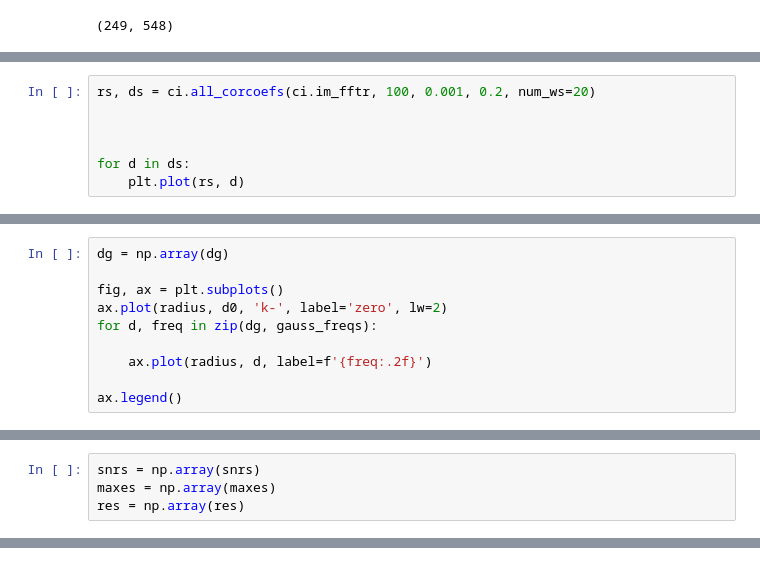
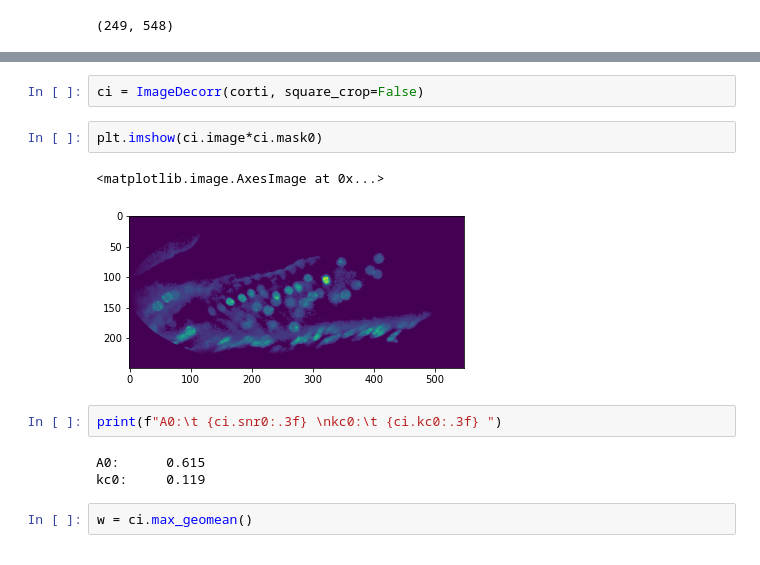
Before and after one commit to centuri-engineering/auto_metro, a Jupyter notebook: notebooks/PythonImDecorr.ipynb, the cells around one changed output, grey strips where cells are left out. Saved outputs shown, nothing was run; the diff lists cells and outputs as text.

Commit message:
results are coherent with the original imagej plugin

```diff
--- a/notebooks/PythonImDecorr.ipynb
+++ b/notebooks/PythonImDecorr.ipynb
@@ -301,7 +103,0 @@ res
-# %%
-rs, ds = ci.all_corcoefs(ci.im_fftr, 100, 0.001, 0.2, num_ws=20)
-
-
-
-for d in ds:
-    plt.plot(rs, d)
@@ -504,10 +103,0 @@ plt.imshow(ci.image)
-# %%
-dg = np.array(dg)
-
-fig, ax = plt.subplots()
-ax.plot(radius, d0, 'k-', label='zero', lw=2)
-for d, freq in zip(dg, gauss_freqs):
-
-    ax.plot(radius, d, label=f'{freq:.2f}')
-
-ax.legend()
@@ -517,4 +103,0 @@ ax.legend()
-# %%
-snrs = np.array(snrs)
-maxes = np.array(maxes)
-res = np.array(res)
@@ -641,0 +273,14 @@ array([[0.67074799, 0.83671364, 0.25276363, ..., 0.19642213, 0.58379736,
+# %%
+ci = ImageDecorr(corti, square_crop=False)
+# %%
+plt.imshow(ci.image*ci.mask0)
+# %% [output]
+<matplotlib.image.AxesImage at 0x...>
+[figure, added]
+# %%
+print(f"A0:\t {ci.snr0:.3f} \nkc0:\t {ci.kc0:.3f} ")
+# %% [output]
+A0:      0.615
+kc0:     0.119
+# %%
+w = ci.max_geomean()
```
Also changed, not shown: parts of 63 cells of this notebook, 1 other file.
